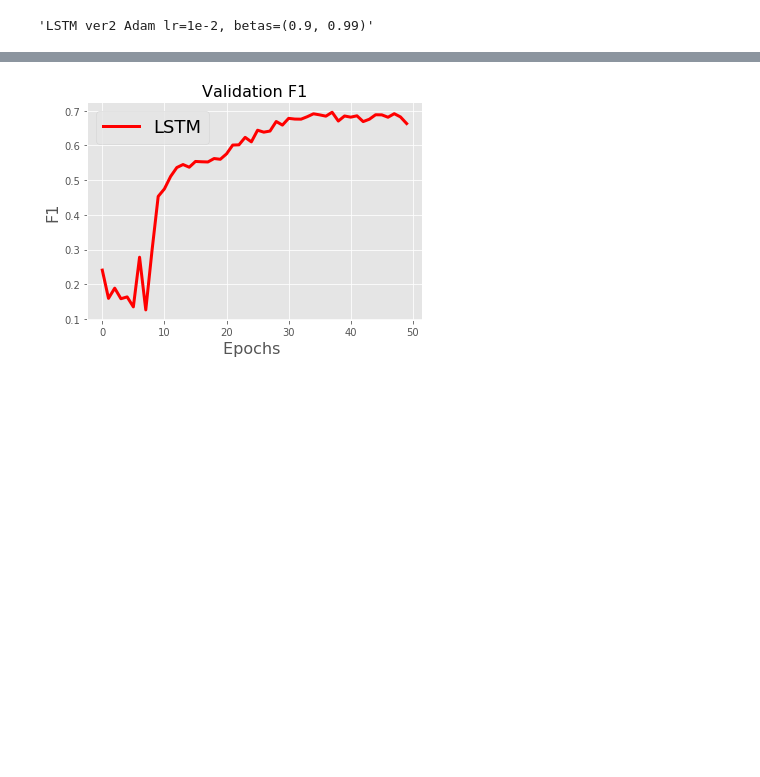
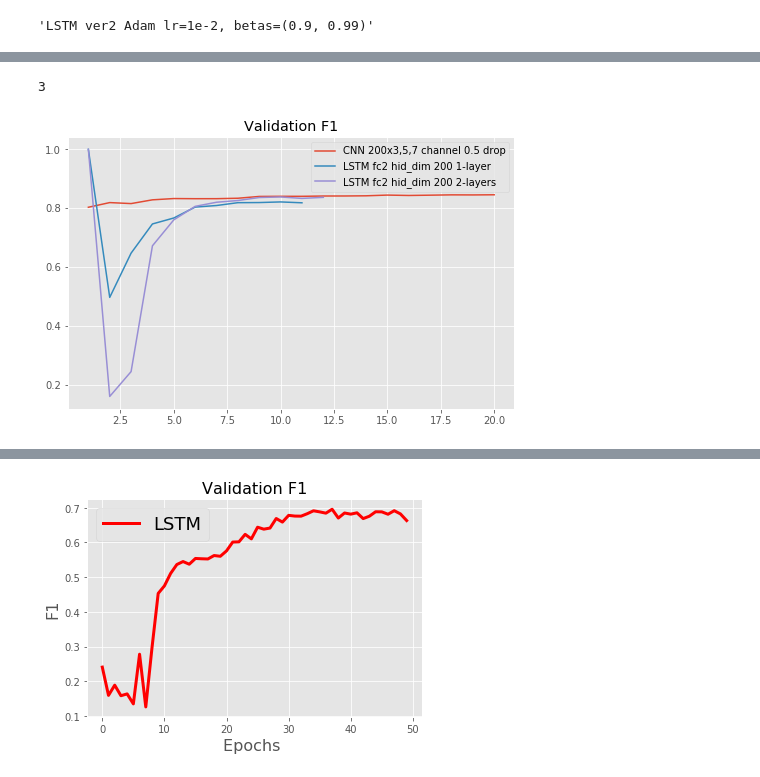
Before and after one commit to jannenev/reuters, a Jupyter notebook: simple_version.ipynb, the cells around one changed output, grey strips where cells are left out. Saved outputs shown, nothing was run; the diff lists cells and outputs as text; code cells hidden in the pictures; blank space fills up the shorter version.

```diff
--- a/simple_version.ipynb
+++ b/simple_version.ipynb
@@ -849,0 +851,3 @@ res
+# %%
+res['Desc'][1]= 'LSTM fc2 hid_dim 200 1-layer'
+res['Desc'][2]= 'LSTM fc2 hid_dim 200 2-layers'
@@ -849,0 +862,20 @@ res
+# %%
+len(res)
+# %% [output]
+3
+# %%
+epochs = len(train_losses)
+
+plt.figure(figsize=(8,5))
+
+for i in range(len(res)):
+
+    epochs = len(res['Train_f1'][i])
+    #plt.plot(np.arange(1,epochs+1), res['Train_f1'][i], label=res['Model'][i] +' train f1')
+    plt.plot(np.arange(1,epochs+1), res['Val_f1'][i], label=res['Desc'][i] +'')
+
+plt.title('Validation F1')
+plt.legend()
+plt.show()
+# %% [output]
+[figure, added]
```
Also changed, not shown: parts of 6 cells of this notebook, 1 other file.
